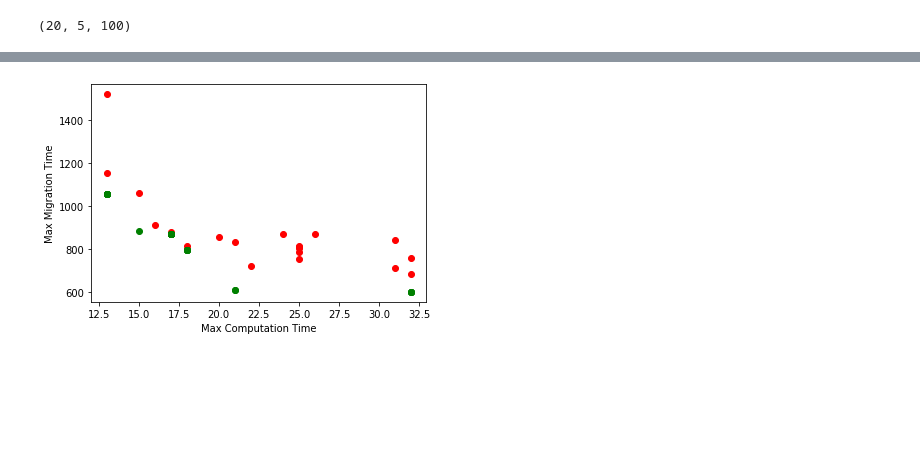
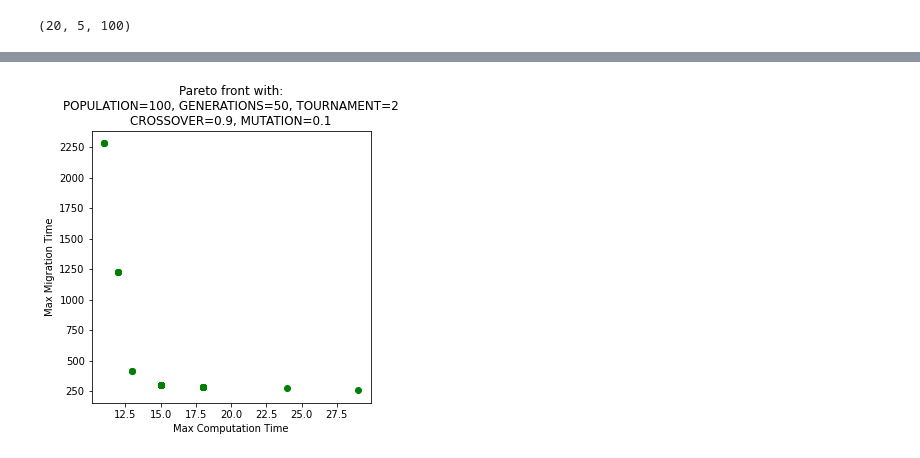
Before and after one commit to laurendudu/optimization-and-iov, a Jupyter notebook: nsgaii.ipynb, the cells around one changed output, grey strips where cells are left out. Saved outputs shown, nothing was run; the diff lists cells and outputs as text; code cells hidden in the pictures; blank space fills up the shorter version.

```diff
--- a/nsgaii.ipynb
+++ b/nsgaii.ipynb
@@ -117,28 +141,15 @@ plt.show()
 # %%
-# delete all instances of the Individual class
 Individual.__instances__ = []
 
-POPULATION_SIZE = 200
-MAX_GENERATIONS = 10
+POPULATION_SIZE = 100
+MAX_GENERATIONS = 50
 TOURNAMENT_SIZE = 2
 CROSSOVER_PROBABILITY = 0.9
 MUTATION_PROBABILITY = 0.1
-test_2 = nsga2()
+test = nsga2()
+
+# Plot the Pareto front
+plot_pareto(test, POPULATION_SIZE, MAX_GENERATIONS, TOURNAMENT_SIZE, CROSSOVER_PROBABILITY, MUTATION_PROBABILITY)
+# %% [output]
+[figure, added]
-# %%
-for individual in test_2:
-    if individual.rank != 1:
-        plt.scatter(individual.fitness[0], individual.fitness[1], color='red')
-
-for individual in test_2:
-    if individual.rank == 1:
-        plt.scatter(individual.fitness[0], individual.fitness[1], color='green')
-
-# label the axes
-plt.xlabel('Max Computation Time')
-plt.ylabel('Max Migration Time')
-
-# show the plot
-plt.show()
-# %% [output]
-[figure, removed]
 # %%
```
Also changed, not shown: parts of 13 cells of this notebook, 3 other files.
